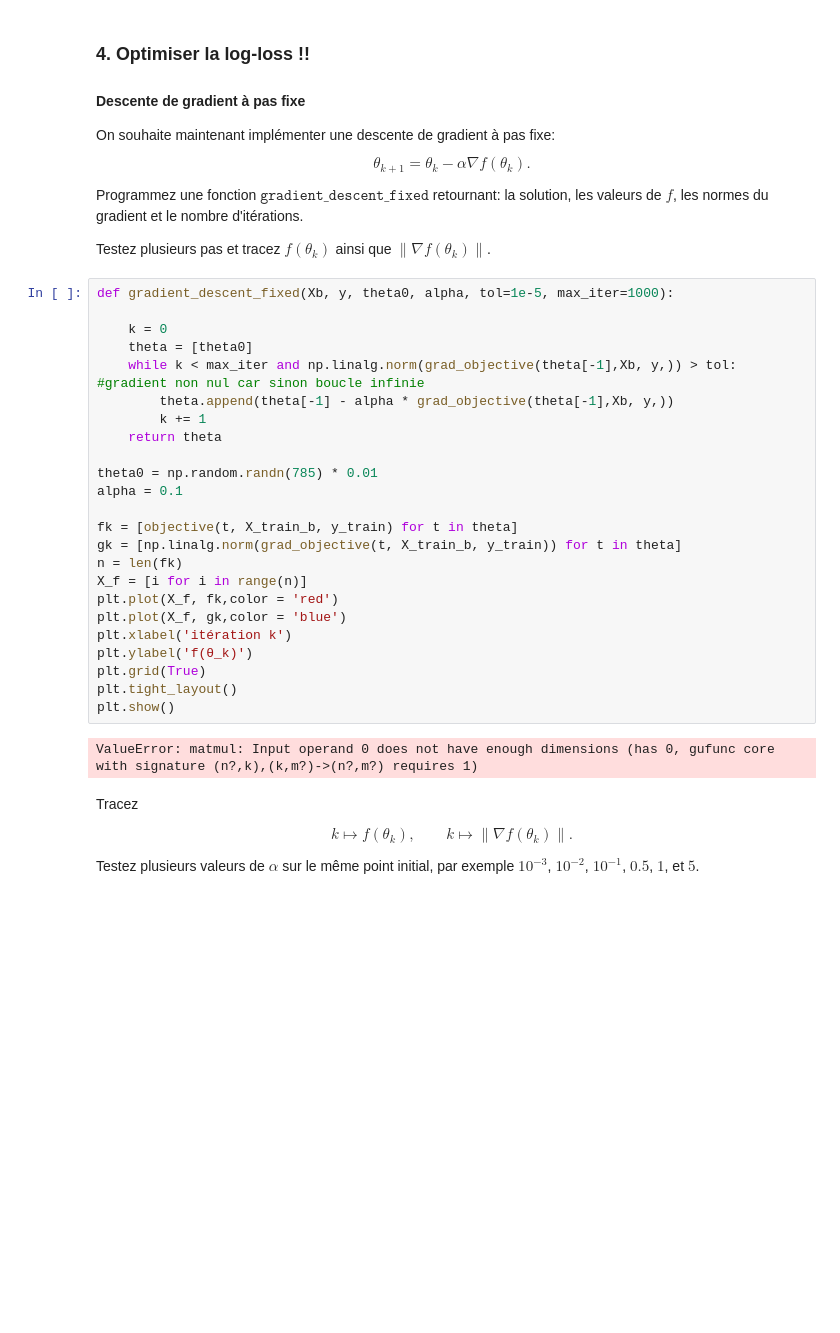
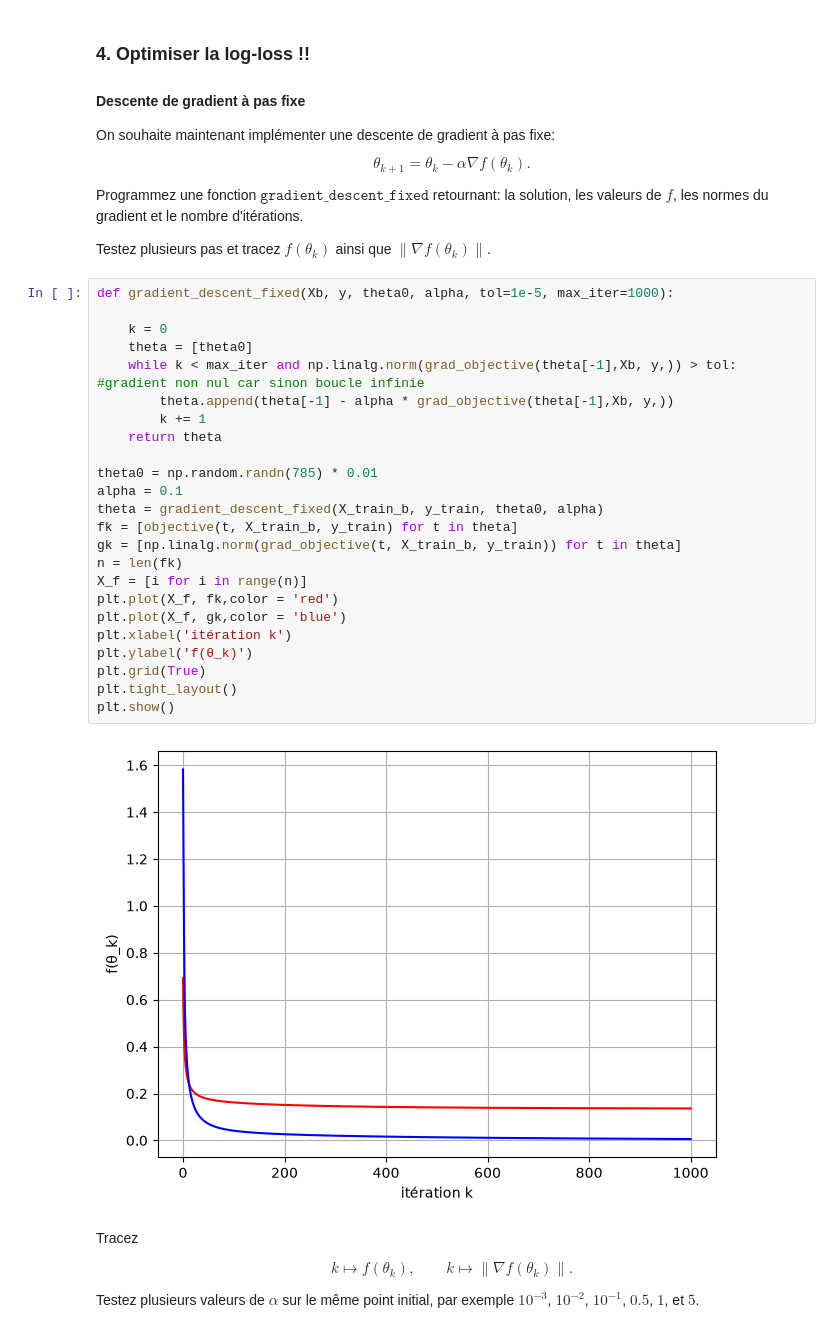
Before and after one commit to momo67-coder/Projet-MDC-2026, a Jupyter notebook: projet-python/Projet_QuickDraw_Sujet.ipynb, the cells around one changed output. Saved outputs shown, nothing was run; the diff lists cells and outputs as text; blank space fills up the shorter version.

```diff
--- a/projet-python/Projet_QuickDraw_Sujet.ipynb
+++ b/projet-python/Projet_QuickDraw_Sujet.ipynb
@@ -460,29 +455,29 @@ Testez plusieurs pas et tracez $f(\theta_k)$ ainsi que $\|\nabla f(\theta_k)\|$.
 # %%
 def gradient_descent_fixed(Xb, y, theta0, alpha, tol=1e-5, max_iter=1000):
 
     k = 0
     theta = [theta0]
     while k < max_iter and np.linalg.norm(grad_objective(theta[-1],Xb, y,)) > tol: #gradient non nul car sinon boucle infinie
         theta.append(theta[-1] - alpha * grad_objective(theta[-1],Xb, y,))
         k += 1
     return theta
 
 theta0 = np.random.randn(785) * 0.01
 alpha = 0.1
-
+theta = gradient_descent_fixed(X_train_b, y_train, theta0, alpha)
 fk = [objective(t, X_train_b, y_train) for t in theta]
 gk = [np.linalg.norm(grad_objective(t, X_train_b, y_train)) for t in theta]
 n = len(fk)
 X_f = [i for i in range(n)]
 plt.plot(X_f, fk,color = 'red')
 plt.plot(X_f, gk,color = 'blue')
 plt.xlabel('itération k')
 plt.ylabel('f(θ_k)')
 plt.grid(True)
 plt.tight_layout()
 plt.show()
 # %% [output]
-ValueError: matmul: Input operand 0 does not have enough dimensions (has 0, gufunc core with signature (n?,k),(k,m?)->(n?,m?) requires 1)
+[figure, added]
 # %% [markdown]
 Tracez
 
```
Also changed, not shown: parts of 4 cells of this notebook.
